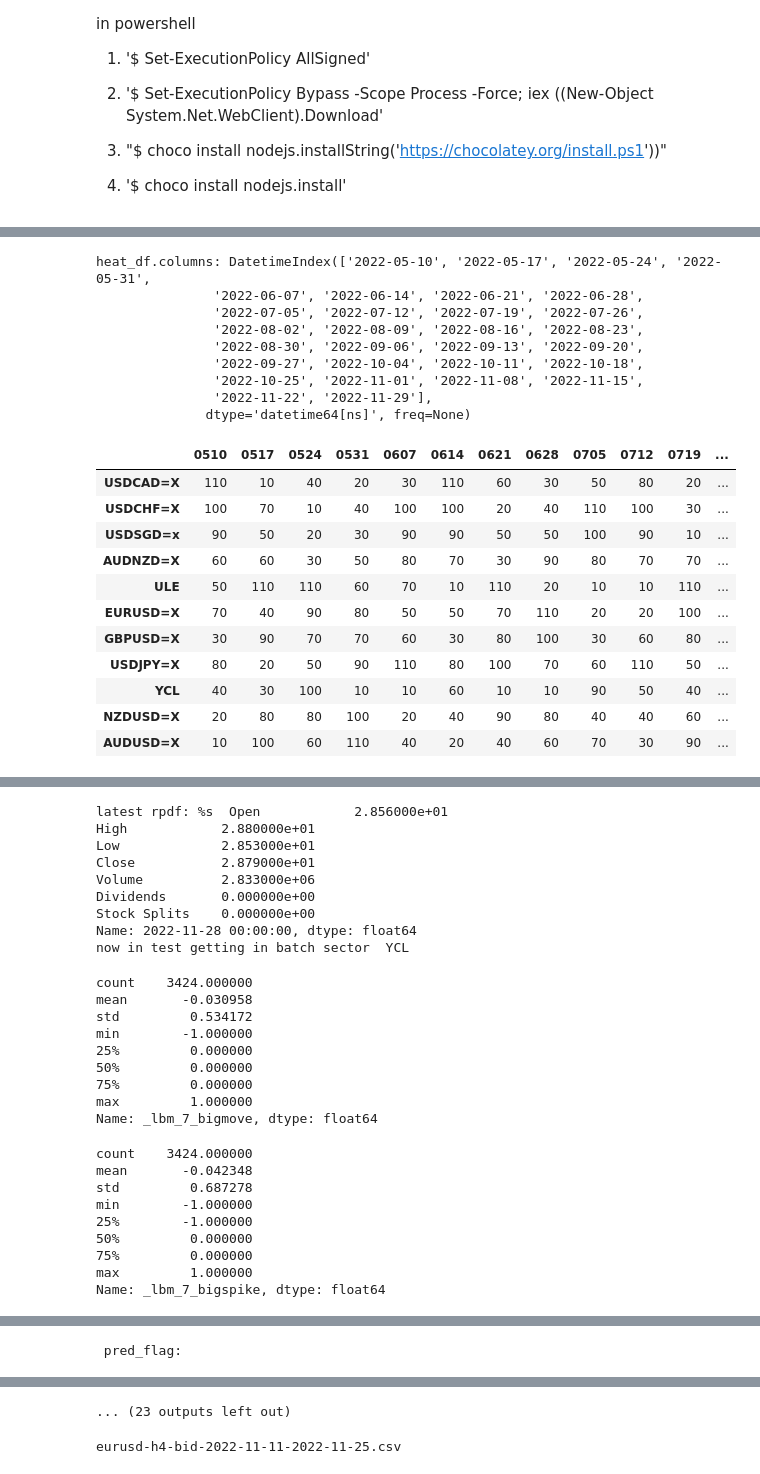
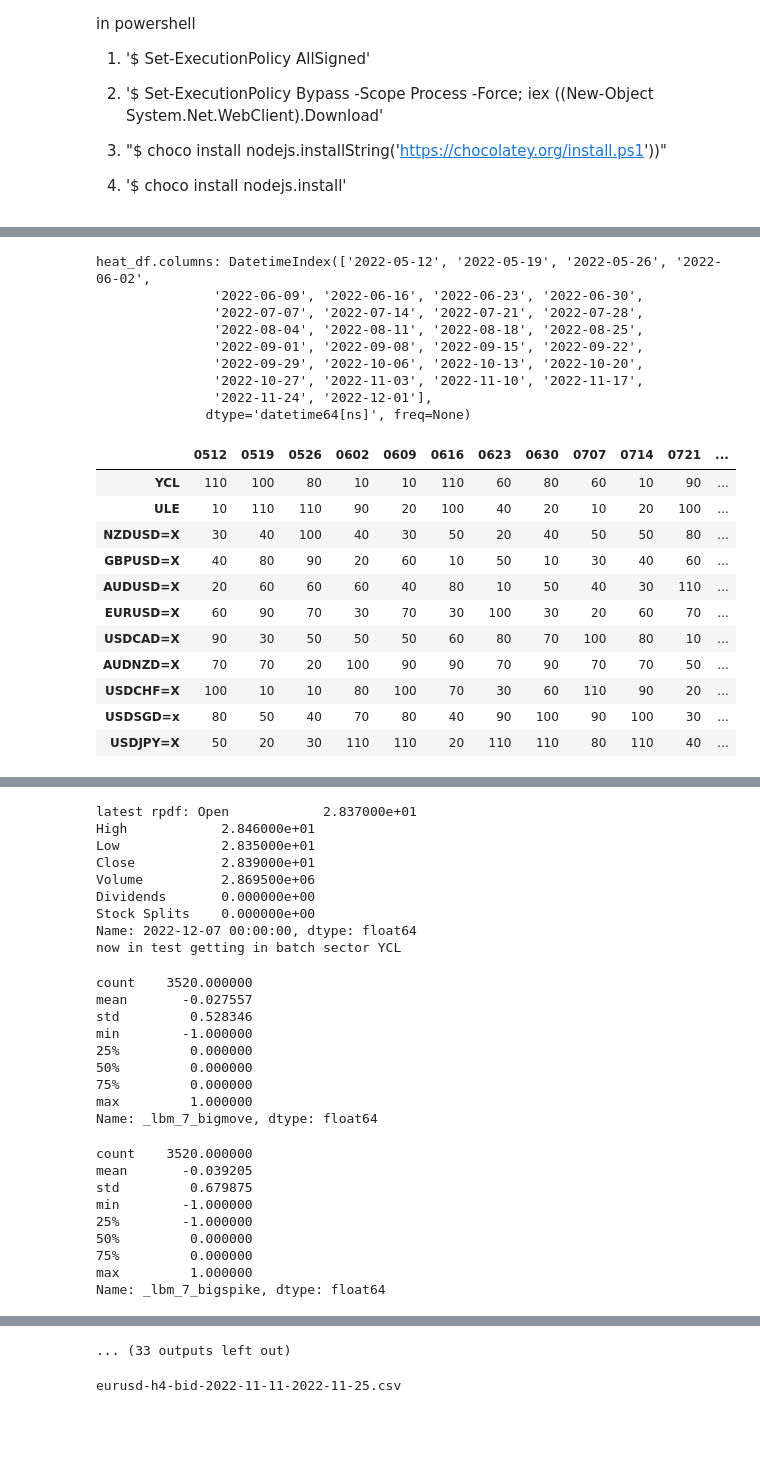
Before and after one commit to jacky892/sectorRotationHeatmap, a Jupyter notebook: rotationHeatmap.ipynb, the cells around one changed output, grey strips where cells are left out. Saved outputs shown, nothing was run; the diff lists cells and outputs as text; code cells hidden in the pictures; blank space fills up the shorter version.

```diff
--- a/rotationHeatmap.ipynb
+++ b/rotationHeatmap.ipynb
@@ -179,5 +215,5 @@ weighted avg       0.36      0.18      0.18        33
 # %%
 
 from workflow.sectorRotationTraderWorkflow import run_forex_worflow
-past_perf_df, latest_trades_df=run_forex_worflow(pred_date=None, use_dukas=False)
+past_perf_df, latest_trades_df, pred_df=run_forex_worflow(pred_date=None, use_dukas=False)
 # %% [output]
@@ -192,22 +228,22 @@ data for UUP shape:(3966, 7), late:2022-11-28 00:00:00
-heat_df.columns: DatetimeIndex(['2022-05-10', '2022-05-17', '2022-05-24', '2022-05-31',
-               '2022-06-07', '2022-06-14', '2022-06-21', '2022-06-28',
-               '2022-07-05', '2022-07-12', '2022-07-19', '2022-07-26',
-               '2022-08-02', '2022-08-09', '2022-08-16', '2022-08-23',
-               '2022-08-30', '2022-09-06', '2022-09-13', '2022-09-20',
-               '2022-09-27', '2022-10-04', '2022-10-11', '2022-10-18',
-               '2022-10-25', '2022-11-01', '2022-11-08', '2022-11-15',
-               '2022-11-22', '2022-11-29'],
+heat_df.columns: DatetimeIndex(['2022-05-12', '2022-05-19', '2022-05-26', '2022-06-02',
+               '2022-06-09', '2022-06-16', '2022-06-23', '2022-06-30',
+               '2022-07-07', '2022-07-14', '2022-07-21', '2022-07-28',
+               '2022-08-04', '2022-08-11', '2022-08-18', '2022-08-25',
+               '2022-09-01', '2022-09-08', '2022-09-15', '2022-09-22',
+               '2022-09-29', '2022-10-06', '2022-10-13', '2022-10-20',
+               '2022-10-27', '2022-11-03', '2022-11-10', '2022-11-17',
+               '2022-11-24', '2022-12-01'],
               dtype='datetime64[ns]', freq=None)
-|  | 0510 | 0517 | 0524 | 0531 | 0607 | 0614 | 0621 | 0628 | 0705 | 0712 | 0719 | ... |
-| USDCAD=X | 110 | 10 | 40 | 20 | 30 | 110 | 60 | 30 | 50 | 80 | 20 | ... |
-| USDCHF=X | 100 | 70 | 10 | 40 | 100 | 100 | 20 | 40 | 110 | 100 | 30 | ... |
-| USDSGD=x | 90 | 50 | 20 | 30 | 90 | 90 | 50 | 50 | 100 | 90 | 10 | ... |
-| AUDNZD=X | 60 | 60 | 30 | 50 | 80 | 70 | 30 | 90 | 80 | 70 | 70 | ... |
-| ULE | 50 | 110 | 110 | 60 | 70 | 10 | 110 | 20 | 10 | 10 | 110 | ... |
-| EURUSD=X | 70 | 40 | 90 | 80 | 50 | 50 | 70 | 110 | 20 | 20 | 100 | ... |
-| GBPUSD=X | 30 | 90 | 70 | 70 | 60 | 30 | 80 | 100 | 30 | 60 | 80 | ... |
-| USDJPY=X | 80 | 20 | 50 | 90 | 110 | 80 | 100 | 70 | 60 | 110 | 50 | ... |
-| YCL | 40 | 30 | 100 | 10 | 10 | 60 | 10 | 10 | 90 | 50 | 40 | ... |
-| NZDUSD=X | 20 | 80 | 80 | 100 | 20 | 40 | 90 | 80 | 40 | 40 | 60 | ... |
-| AUDUSD=X | 10 | 100 | 60 | 110 | 40 | 20 | 40 | 60 | 70 | 30 | 90 | ... |
+|  | 0512 | 0519 | 0526 | 0602 | 0609 | 0616 | 0623 | 0630 | 0707 | 0714 | 0721 | ... |
+| YCL | 110 | 100 | 80 | 10 | 10 | 110 | 60 | 80 | 60 | 10 | 90 | ... |
+| ULE | 10 | 110 | 110 | 90 | 20 | 100 | 40 | 20 | 10 | 20 | 100 | ... |
+| NZDUSD=X | 30 | 40 | 100 | 40 | 30 | 50 | 20 | 40 | 50 | 50 | 80 | ... |
+| GBPUSD=X | 40 | 80 | 90 | 20 | 60 | 10 | 50 | 10 | 30 | 40 | 60 | ... |
+| AUDUSD=X | 20 | 60 | 60 | 60 | 40 | 80 | 10 | 50 | 40 | 30 | 110 | ... |
+| EURUSD=X | 60 | 90 | 70 | 30 | 70 | 30 | 100 | 30 | 20 | 60 | 70 | ... |
+| USDCAD=X | 90 | 30 | 50 | 50 | 50 | 60 | 80 | 70 | 100 | 80 | 10 | ... |
+| AUDNZD=X | 70 | 70 | 20 | 100 | 90 | 90 | 70 | 90 | 70 | 70 | 50 | ... |
+| USDCHF=X | 100 | 10 | 10 | 80 | 100 | 70 | 30 | 60 | 110 | 90 | 20 | ... |
+| USDSGD=x | 80 | 50 | 40 | 70 | 80 | 40 | 90 | 100 | 90 | 100 | 30 | ... |
+| USDJPY=X | 50 | 20 | 30 | 110 | 110 | 20 | 110 | 110 | 80 | 110 | 40 | ... |
 |  | EURUSD=X | GBPUSD=X | NZDUSD=X | AUDUSD=X | AUDNZD=X | USDJPY=X | USDCHF=X | USDCAD=X | USDSGD=x | YCL | ... |
@@ -219,24 +255,24 @@ heat_df.columns: DatetimeIndex(['2022-05-10', '2022-05-17', '2022-05-24', '2022-
-latest rpdf: %s  Open            2.856000e+01
-High            2.880000e+01
-Low             2.853000e+01
-Close           2.879000e+01
-Volume          2.833000e+06
+latest rpdf: Open            2.837000e+01
+High            2.846000e+01
+Low             2.835000e+01
+Close           2.839000e+01
+Volume          2.869500e+06
 Dividends       0.000000e+00
 Stock Splits    0.000000e+00
-Name: 2022-11-28 00:00:00, dtype: float64
-now in test getting in batch sector  YCL
+Name: 2022-12-07 00:00:00, dtype: float64
+now in test getting in batch sector YCL
-count    3424.000000
-mean       -0.030958
-std         0.534172
+count    3520.000000
+mean       -0.027557
+std         0.528346
 min        -1.000000
 25%         0.000000
 50%         0.000000
 75%         0.000000
 max         1.000000
 Name: _lbm_7_bigmove, dtype: float64
-count    3424.000000
-mean       -0.042348
-std         0.687278
+count    3520.000000
+mean       -0.039205
+std         0.679875
 min        -1.000000
 25%        -1.000000
 50%         0.000000
@@ -280 +330,0 @@ weighted avg       0.75      0.31      0.37       465
- pred_flag:
@@ -293,4 +331,4 @@ weighted avg       0.75      0.31      0.37       465
-... (23 outputs left out)
+... (33 outputs left out)
 # %%
 !ls download
 # %% [output]
```
Also changed, not shown: parts of 10 cells of this notebook, 12 other files.
